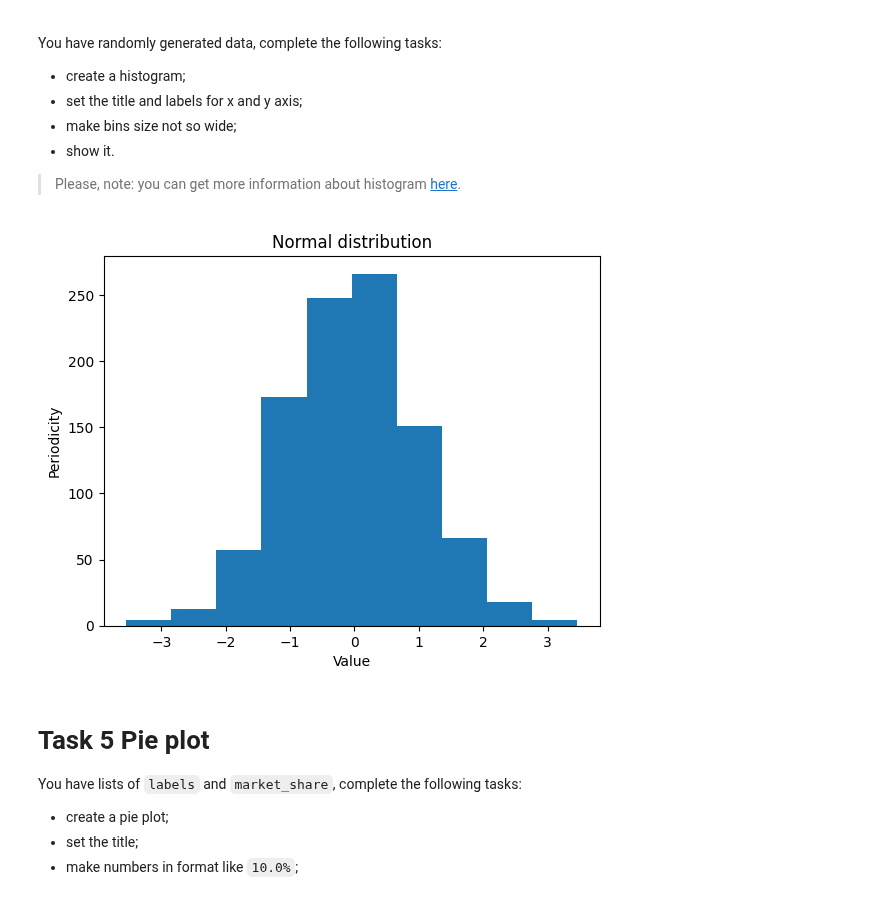
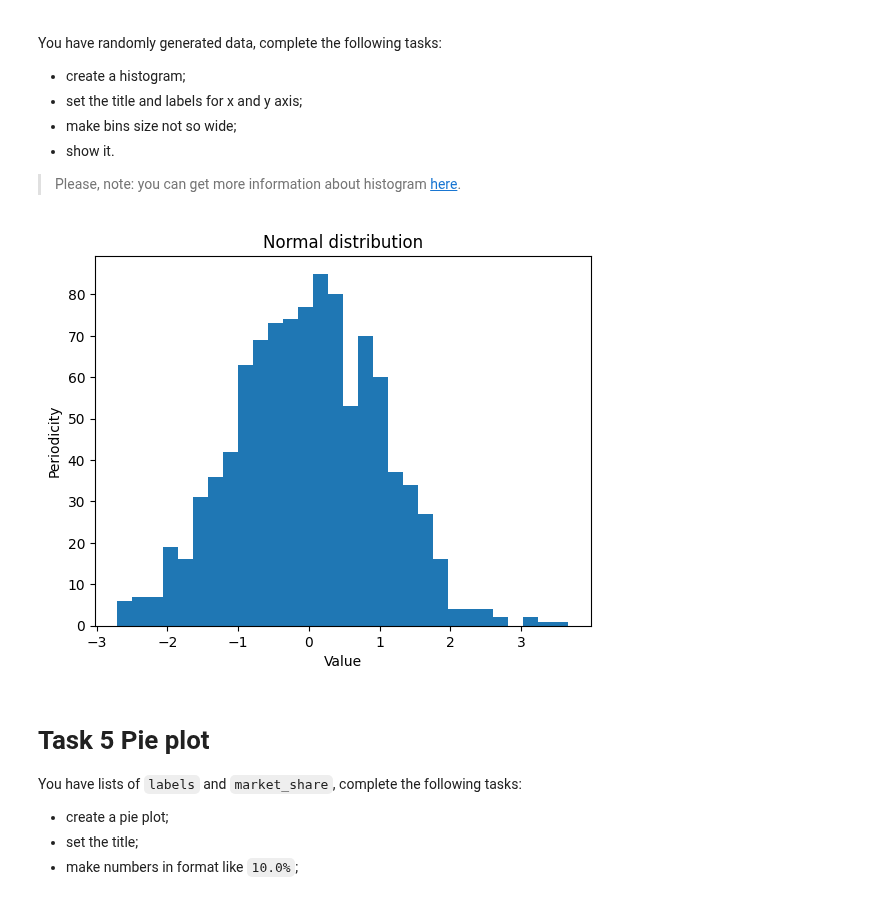
Before and after one commit to mate-academy/py-matplotlib, a Jupyter notebook: app/matplotlib.ipynb, the cells around one changed output. Cells and saved outputs as stored; diff of their text form; code cells hidden in the pictures.

```diff
--- a/app/matplotlib.ipynb
+++ b/app/matplotlib.ipynb
@@ -96,14 +96,14 @@ You have randomly generated data, complete the following tasks:
 # %%
 data = np.random.normal(0, 1, 1000)
 
-plt.hist(data)
+plt.hist(data, bins=30)
 plt.title("Normal distribution")
 plt.xlabel("Value")
 plt.ylabel("Periodicity")
 
 plt.show()
 # %% [output]
-[figure, old version]
+[figure, new version]
 # %% [markdown]
 # Task 5 Pie plot
 
```
Also changed, not shown: parts of 2 cells of this notebook.
